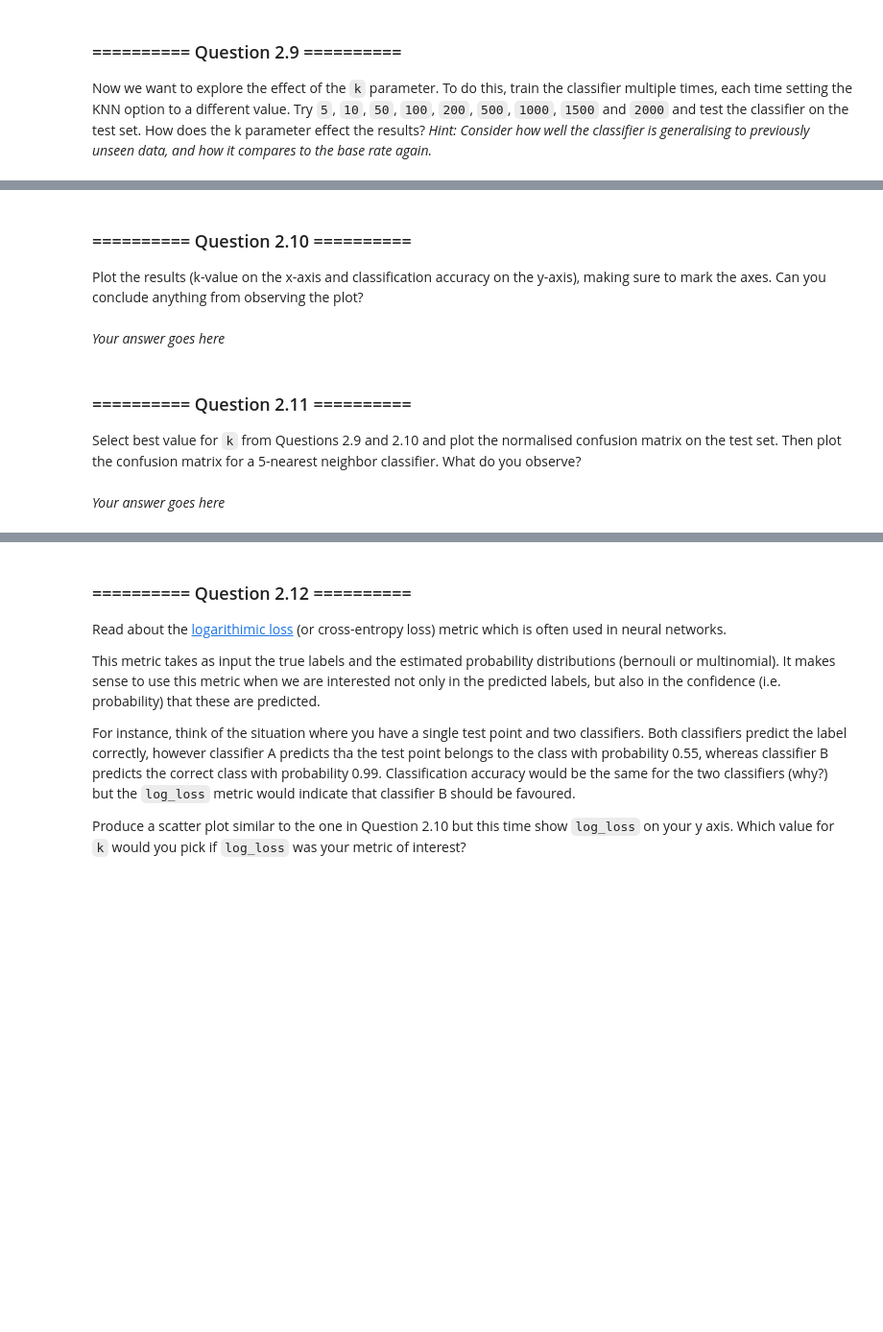
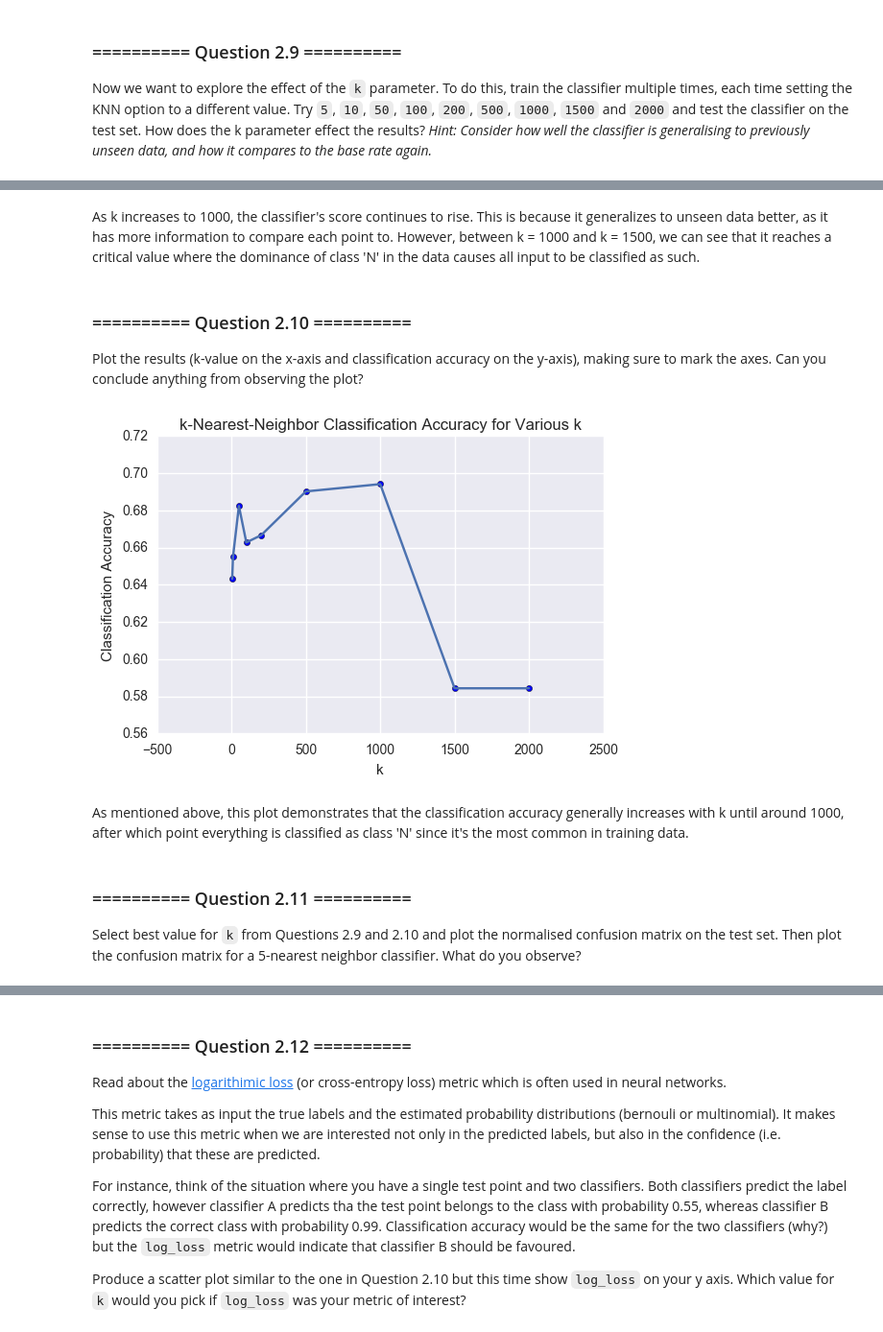
Before and after one commit to repogit44/iaml-4, a Jupyter notebook: 06_Lab_4_SVM_Classification_Evaluation.ipynb, the cells around one changed output, grey strips where cells are left out. Shown: that part at 96% size. Saved outputs shown, nothing was run; the diff lists cells and outputs as text; code cells hidden in the pictures; blank space fills up the shorter version.

```diff
--- a/06_Lab_4_SVM_Classification_Evaluation.ipynb
+++ b/06_Lab_4_SVM_Classification_Evaluation.ipynb
@@ -98,0 +194,5 @@ by using a single neighbor. Report the classification accuracy on the training s
+# %%
+knc = KNeighborsClassifier(n_neighbors = 1)
+knc.fit(X_train, y_train)
+
+print('Training accuracy: {}'.format(knc.score(X_train, y_train)))
@@ -123,0 +233,9 @@ Now we want to explore the effect of the `k` parameter. To do this, train the cl
+# %%
+ks = [5, 10, 50, 100, 200, 500, 1000, 1500, 2000]
+scores = []
+for k in ks:
+    knc = KNeighborsClassifier(n_neighbors = k)
+    knc.fit(X_train, y_train)
+    score = knc.score(X_test, y_test)
+    scores.append(score)
+    print('k = {}, score = {}'.format(k, score))
@@ -124,3 +252,5 @@ Now we want to explore the effect of the `k` parameter. To do this, train the cl
+# %% [markdown]
+As k increases to 1000, the classifier's score continues to rise. This is because it generalizes to unseen data better, as it has more information to compare each point to. However, between k = 1000 and k = 1500, we can see that it reaches a critical value where the dominance of class 'N' in the data causes all input to be classified as such.
 # %% [markdown]
 ### ========== Question 2.10 ==========
 Plot the results (k-value on the x-axis and classification accuracy on the y-axis), making sure to mark the axes. Can you conclude anything from observing the plot?
@@ -129,5 +257,15 @@ Plot the results (k-value on the x-axis and classification accuracy on the y-axi
-# %% [markdown]
-*Your answer goes here*
+# %%
+plt.scatter(ks, scores)
+plt.plot(ks, scores)
+plt.xlabel('k')
+plt.ylabel('Classification Accuracy')
+plt.title('k-Nearest-Neighbor Classification Accuracy for Various k')
+plt.show()
+# %% [output]
+[figure, added]
+# %% [markdown]
+As mentioned above, this plot demonstrates that the classification accuracy generally increases with k until around 1000,
+after which point everything is classified as class 'N' since it's the most common in training data.
 # %% [markdown]
 ### ========== Question 2.11 ==========
 Select best value for `k` from Questions 2.9 and 2.10 and plot the normalised confusion matrix on the test set. Then plot the confusion matrix for a 5-nearest neighbor classifier. What do you observe?
@@ -136,2 +271,0 @@ Select best value for `k` from Questions 2.9 and 2.10 and plot the normalised co
-# %% [markdown]
-*Your answer goes here*
```
Also changed, not shown: parts of 53 cells of this notebook, 1 other file.
